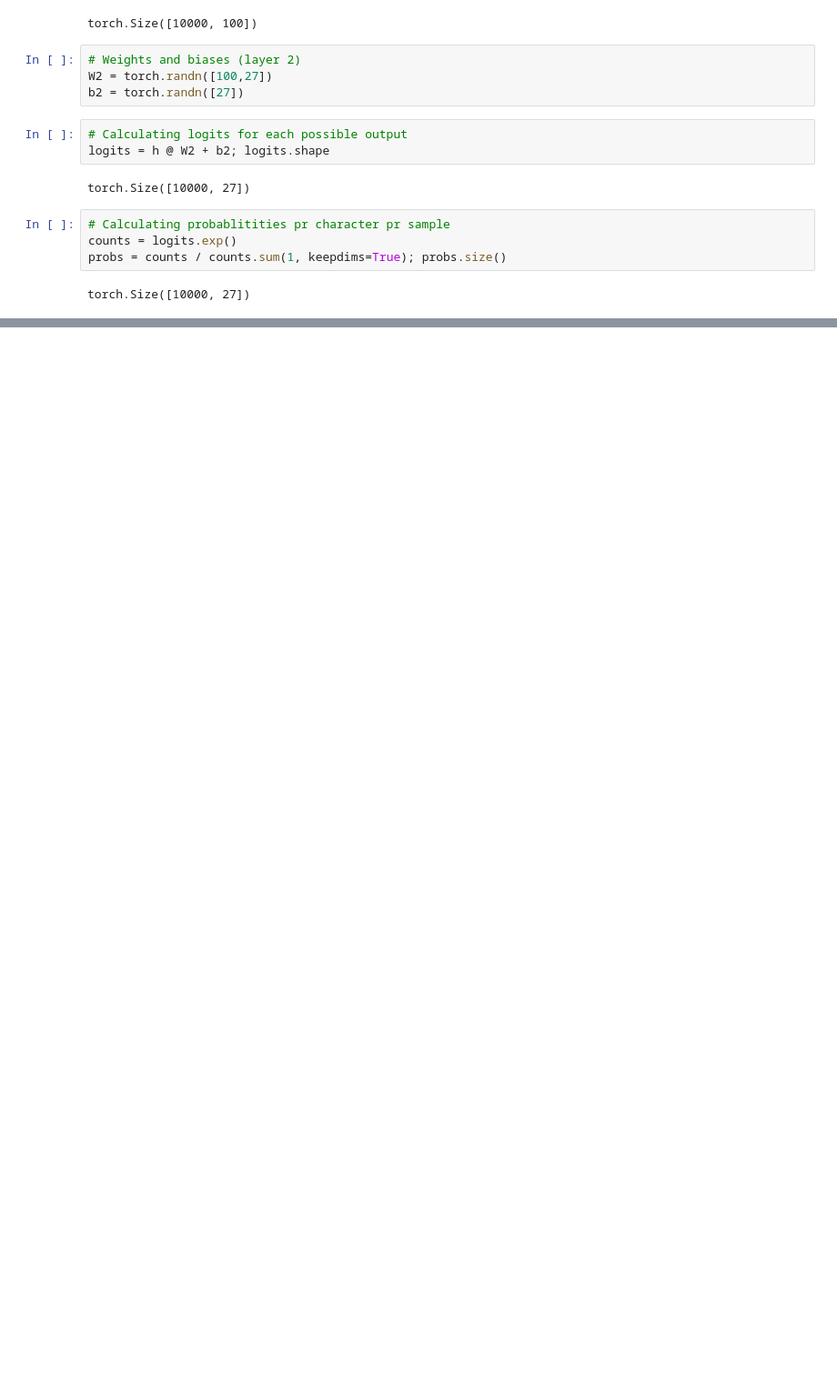
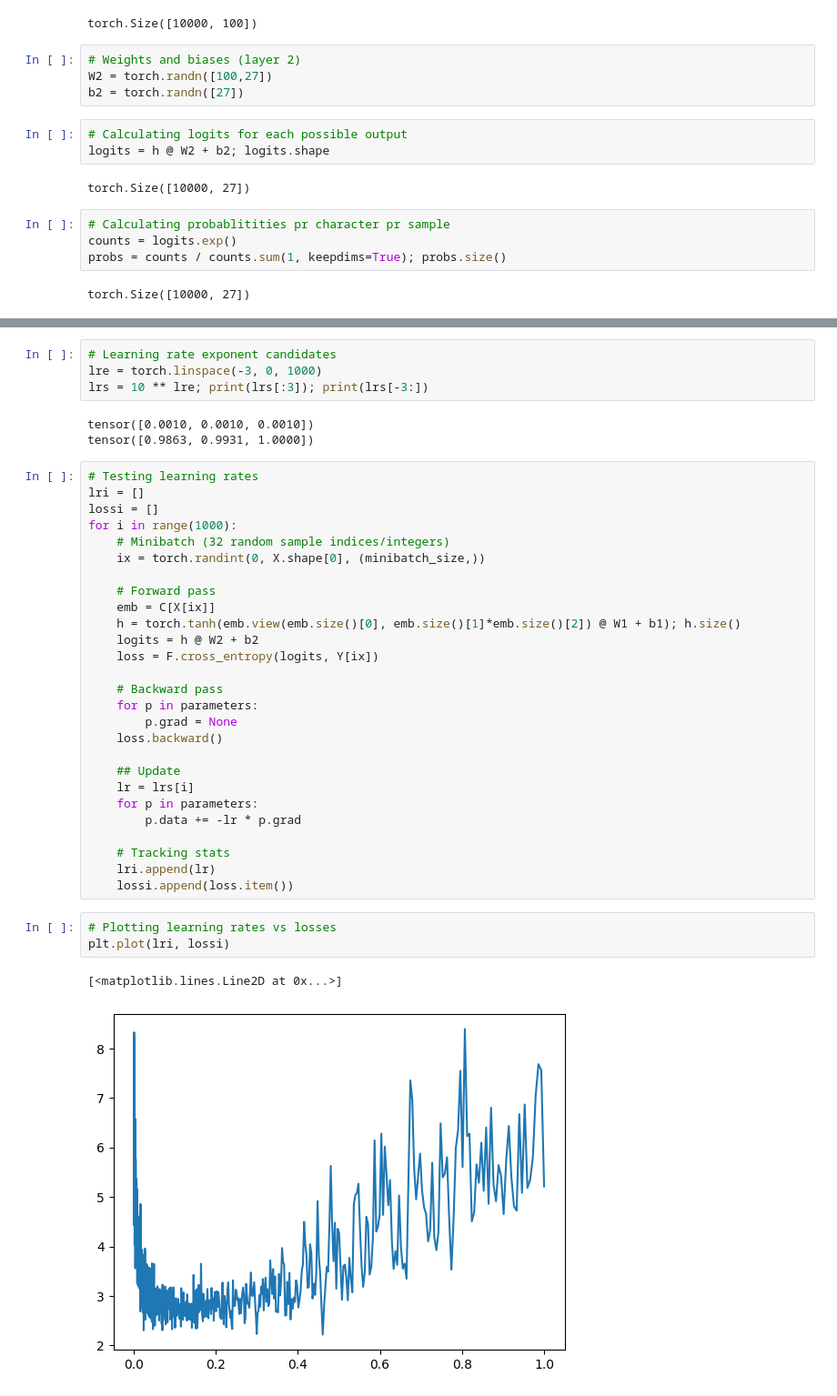
Before and after one commit to esbeneickhardt/karpathyintro, a Jupyter notebook: notebooks/Makemore/2. MLP Language Model.ipynb, the cells around one changed output, grey strips where cells are left out. Shown: that part at 91% size. Saved outputs shown, nothing was run; the diff lists cells and outputs as text; blank space fills up the shorter version.

Commit message:
Testing various learning rates

```diff
--- a/notebooks/Makemore/2. MLP Language Model.ipynb
+++ b/notebooks/Makemore/2. MLP Language Model.ipynb
@@ -391,0 +392,40 @@ Here we will try to identify the best learning rate.
+# %%
+# Learning rate exponent candidates
+lre = torch.linspace(-3, 0, 1000)
+lrs = 10 ** lre; print(lrs[:3]); print(lrs[-3:])
+# %% [output]
+tensor([0.0010, 0.0010, 0.0010])
+tensor([0.9863, 0.9931, 1.0000])
+# %%
+# Testing learning rates
+lri = []
+lossi = []
+for i in range(1000):
+    # Minibatch (32 random sample indices/integers)
+    ix = torch.randint(0, X.shape[0], (minibatch_size,))
+
+    # Forward pass
+    emb = C[X[ix]]
+    h = torch.tanh(emb.view(emb.size()[0], emb.size()[1]*emb.size()[2]) @ W1 + b1); h.size()
+    logits = h @ W2 + b2
+    loss = F.cross_entropy(logits, Y[ix])
+
+    # Backward pass
+    for p in parameters:
+        p.grad = None
+    loss.backward()
+
+    ## Update
+    lr = lrs[i]
+    for p in parameters:
+        p.data += -lr * p.grad
+
+    # Tracking stats
+    lri.append(lr)
+    lossi.append(loss.item())
+# %%
+# Plotting learning rates vs losses
+plt.plot(lri, lossi)
+# %% [output]
+[<matplotlib.lines.Line2D at 0x...>]
+[figure, added]
```
Also changed, not shown: parts of 30 cells of this notebook.
